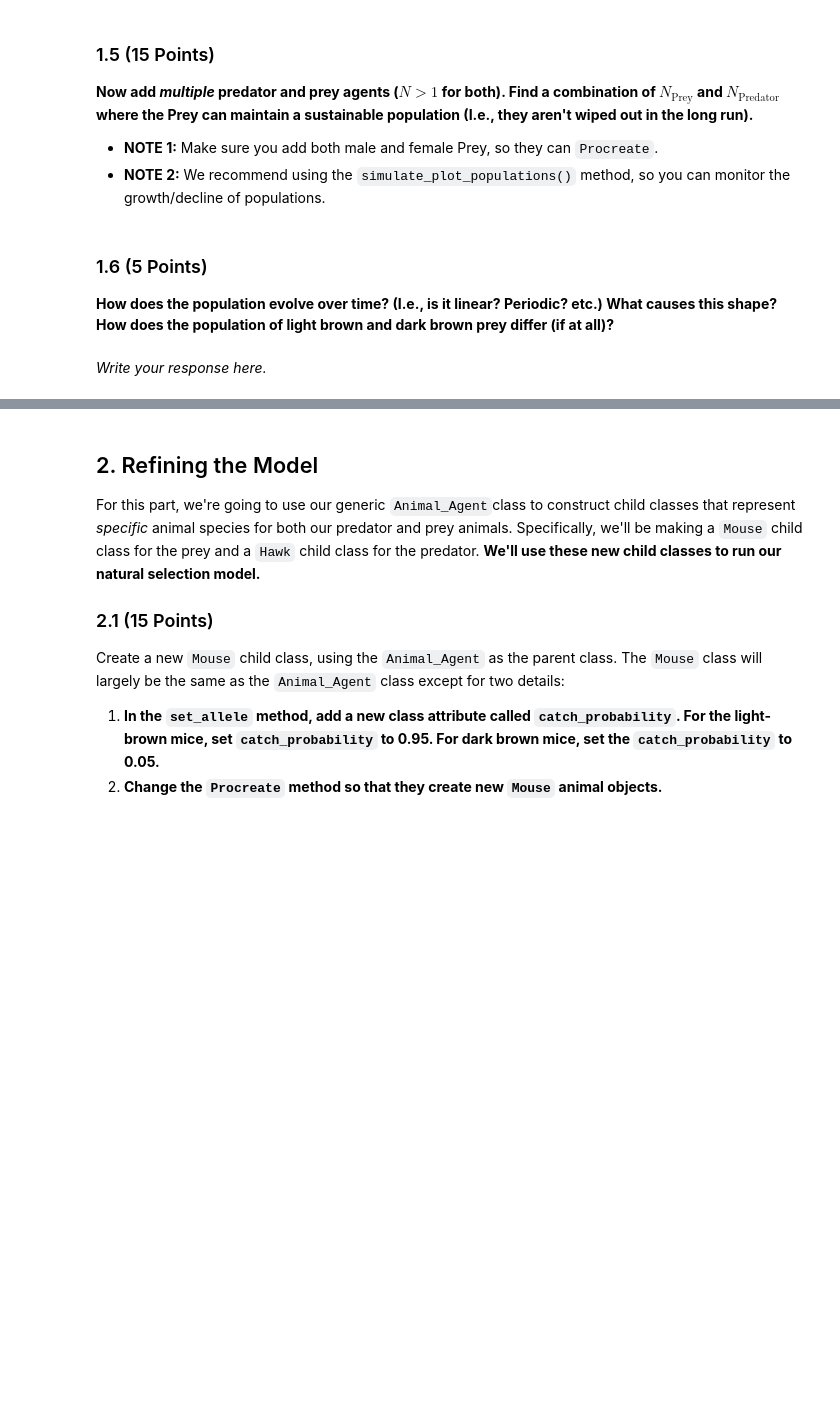
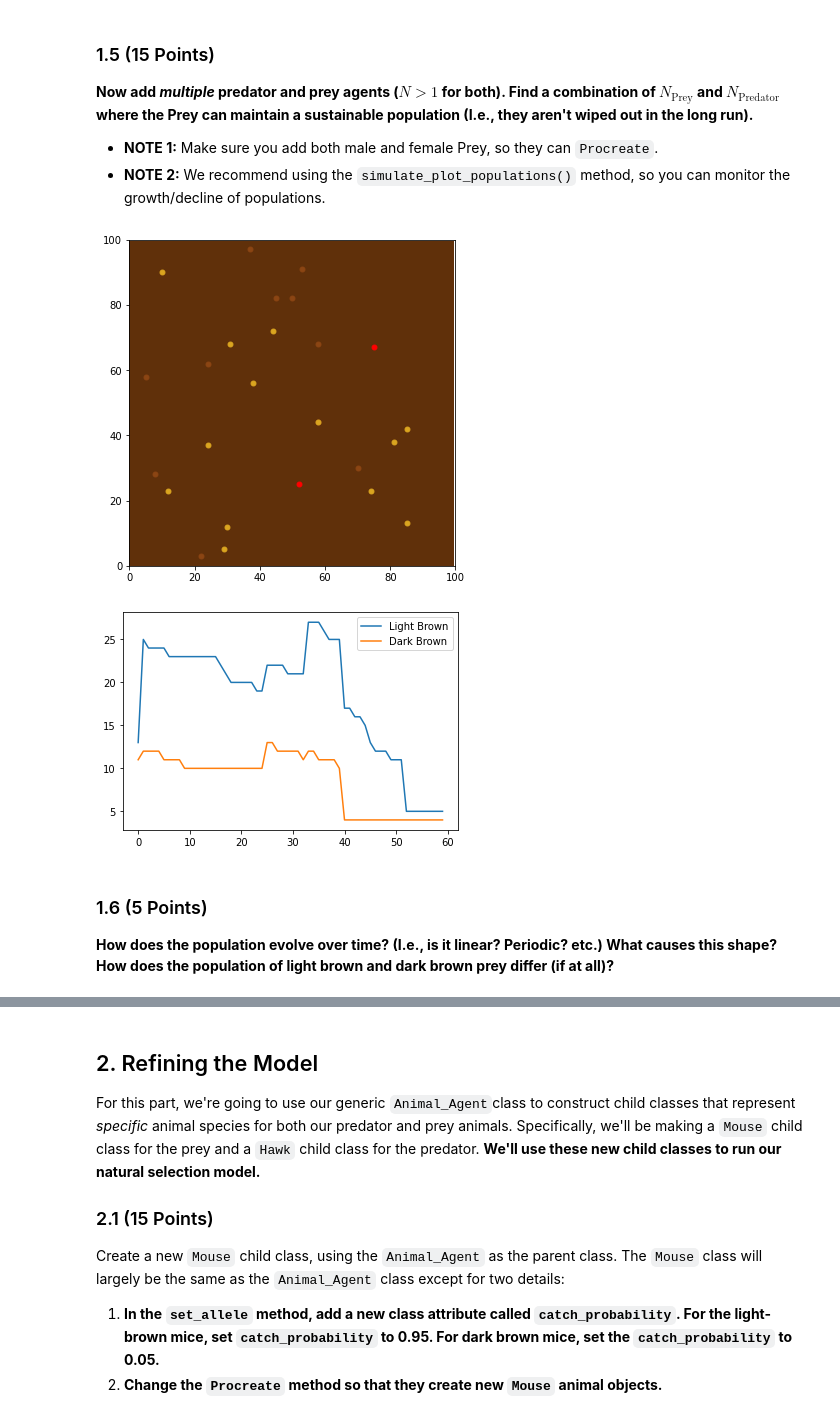
Before and after one commit to kovachel/CMSE_202_Homework_Kovach, a Jupyter notebook: hw-03/HW3_ABMs_Kovach.ipynb, the cells around one changed output, grey strips where cells are left out. Cells and saved outputs as stored; diff of their text form; code cells hidden in the pictures; blank space fills up the shorter version.

```diff
--- a/hw-03/HW3_ABMs_Kovach.ipynb
+++ b/hw-03/HW3_ABMs_Kovach.ipynb
@@ -96,6 +194,10 @@ Construct a new `Environment` object and a new `Animal_Agent` object. Specify th
+# %%
+new_environment.simulate(10)
+new_environment.simulate_plot_populations(60)
+# %% [output]
+[figure, added]
+[figure, added]
 # %% [markdown]
 ### 1.6 (5 Points)
 
 **How does the population evolve over time? (I.e., is it linear? Periodic? etc.) What causes this shape? How does the population of light brown and dark brown prey differ (if at all)?**
-# %% [markdown]
-*Write your response here.*
```
Also changed, not shown: parts of 22 cells of this notebook.
